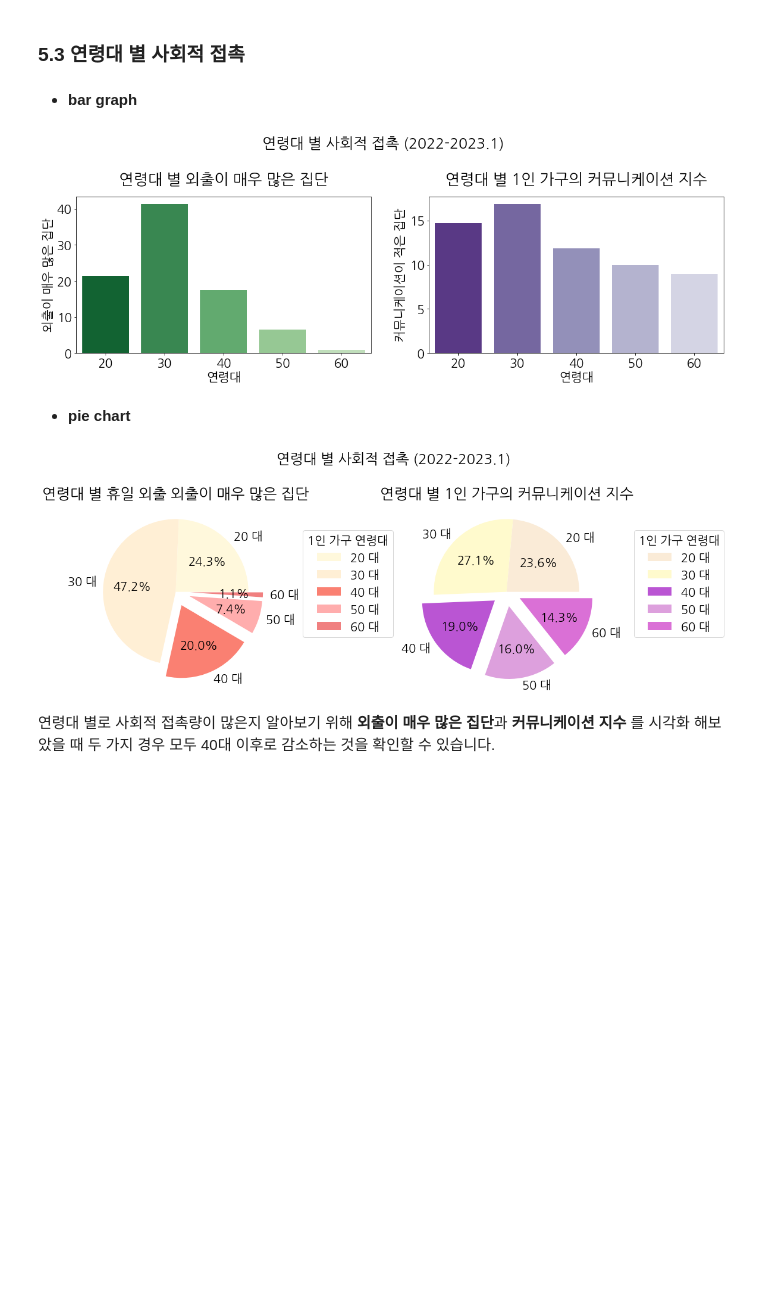
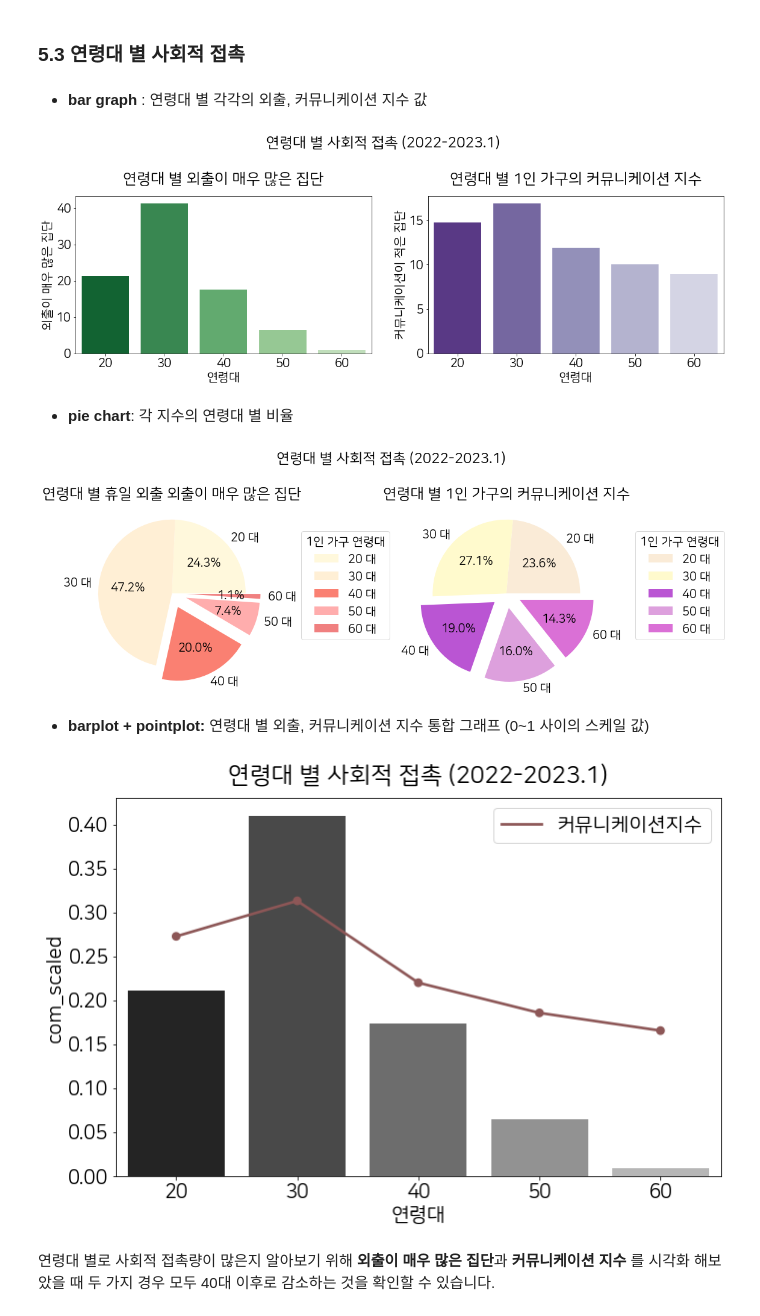
Before and after one commit to ai6-hyodori/DataAnalysis, a Jupyter notebook: v4_12Team_data_analysis.ipynb, the cells around one changed output. Cells and saved outputs as stored; diff of their text form; code cells hidden in the pictures; blank space fills up the shorter version.

Commit message:
feat: 커뮤니케이션, 외출 지수 스케일링

```diff
--- a/v3_12Team_data_analysis.ipynb
+++ b/v4_12Team_data_analysis.ipynb
@@ -327,0 +350,10 @@ _=sns.boxplot(data=df_main, x='연령대', y="커뮤니케이션이 적은 집
+# %%
+out_min, out_max = df_main["외출이 매우 많은 집단"].min(), df_main["외출이 매우 많은 집단"].max()
+com_min, com_max = df_main["커뮤니케이션이 적은 집단"].min(), df_main["커뮤니케이션이 적은 집단"].max()
+
+df_main["out_scaled"] = df_main["외출이 매우 많은 집단"].apply(lambda x: (x-out_min) / (out_max - out_min))
+df_main["com_scaled"] = df_main["커뮤니케이션이 적은 집단"].apply(lambda x: (x-com_min) / (com_max - com_min))
+
+# 확인
+print("외출이 매우 많은 집단: ", df_main["out_scaled"].min(), df_main["out_scaled"].max())
+print("커뮤니케이션이 적은 집단: ", df_main["com_scaled"].min(), df_main["com_scaled"].max())
@@ -586,7 +638,7 @@ _ = plt.xticks(fontsize=17)
 # %% [markdown]
 ### 5.3 연령대 별 사회적 접촉
 # %% [markdown]
-- **bar graph**
+- **bar graph** : 연령대 별 각각의 외출, 커뮤니케이션 지수 값
 # %%
 fig = plt.figure(figsize=(16, 6))
 ax1, ax2 = fig.subplots(1, 2)
@@ -601,9 +653,9 @@ _=sns.barplot(data=df_main, x='연령대', y='커뮤니케이션이 적은 집
 
 fig.tight_layout()
 # %% [output]
-[figure, old version]
+[figure, new version]
 # %% [markdown]
-- **pie chart**
+- **pie chart**: 각 지수의 연령대 별 비율
 # %%
 fig = plt.figure(figsize=(16, 6))
 ax1, ax2 = fig.subplots(1, 2)
@@ -637,7 +689,24 @@ _ = ax2.legend(loc = (1.2, 0.25), title = '1인 가구 연령대')
 
 fig.tight_layout()
 # %% [output]
-[figure, old version]
+[figure, new version]
+# %% [markdown]
+- **barplot + pointplot:** 연령대 별 외출, 커뮤니케이션 지수 통합 그래프 (0~1 사이의 스케일 값)
+# %%
+fig = plt.figure(figsize=(10, 7))
+ax = fig.subplots(1, 1)
+
+ax.set_title("연령대 별 사회적 접촉 (2022-2023.1)", pad=15)
+
+
+_=sns.barplot(data=df_main, x='연령대', y='out_scaled', palette=sns.color_palette("gray"), ci=None, ax=ax, label="외출지수")
+_=sns.pointplot(data=df_main, x='연령대', y='com_scaled', ci=None, ax=ax, color='#8d5757')
+
+plt.legend(labels=["커뮤니케이션지수"])
+
+fig.tight_layout()
+# %% [output]
+[figure, added]
 # %% [markdown]
 연령대 별로 사회적 접촉량이 많은지 알아보기 위해 **외출이 매우 많은 집단**과 **커뮤니케이션 지수** 를 시각화 해보았을 때 두 가지 경우 모두 40대 이후로 감소하는 것을 확인할 수 있습니다.
 # %% [markdown]
```
Also changed, not shown: parts of 14 cells of this notebook.
